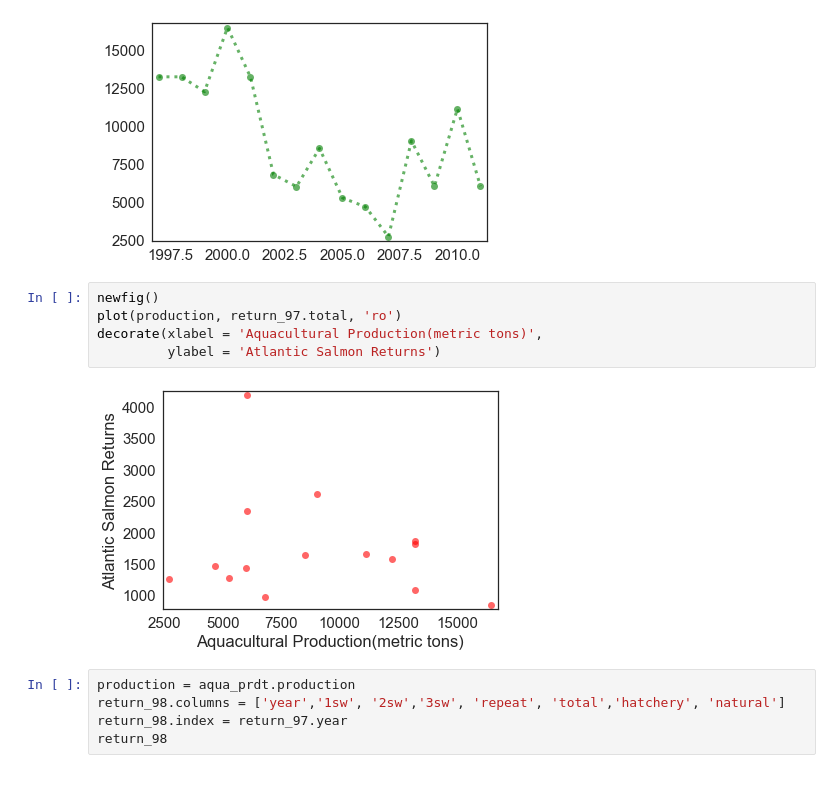
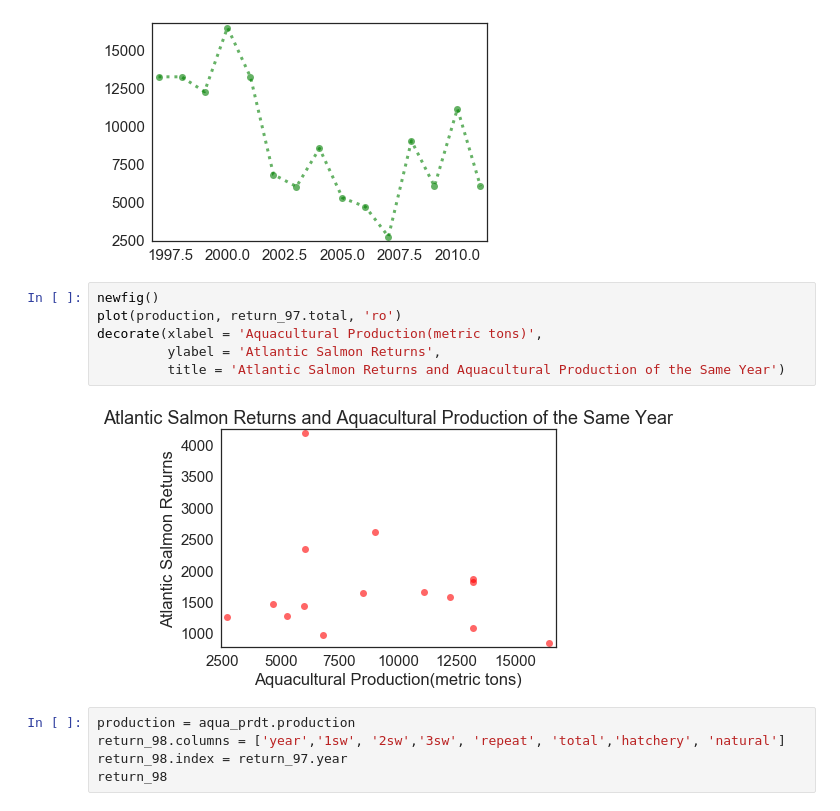
Before and after one commit to 867006905/ModSimPy, a Jupyter notebook: code/Project One/Project One.ipynb, the cells around one changed output. Drawn from its saved outputs; the diff is of its cells as text; blank space fills up the shorter version.

```diff
--- a/code/Project One/Project One.ipynb
+++ b/code/Project One/Project One.ipynb
@@ -81,10 +83,11 @@ plot(aqua_prdt.index, production, 'go:')
 # %%
 newfig()
 plot(production, return_97.total, 'ro')
 decorate(xlabel = 'Aquacultural Production(metric tons)',
-         ylabel = 'Atlantic Salmon Returns')
+         ylabel = 'Atlantic Salmon Returns',
+         title = 'Atlantic Salmon Returns and Aquacultural Production of the Same Year')
 # %% [output]
-[figure, old version]
+[figure, new version]
 # %%
 production = aqua_prdt.production
 return_98.columns = ['year','1sw', '2sw','3sw', 'repeat', 'total','hatchery', 'natural']
```
Also changed, not shown: parts of 7 cells of this notebook.
